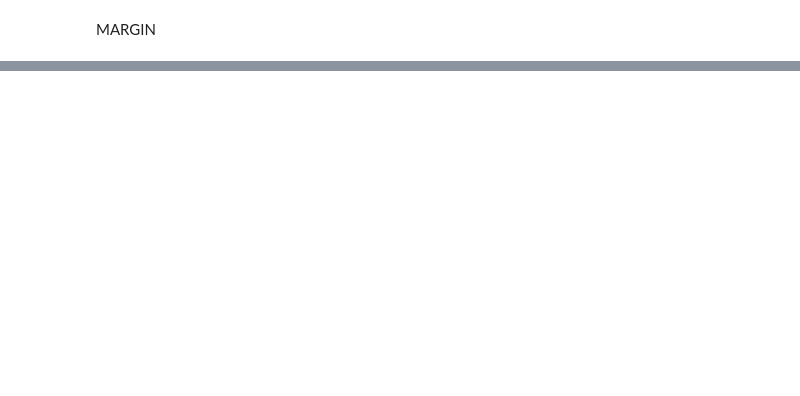
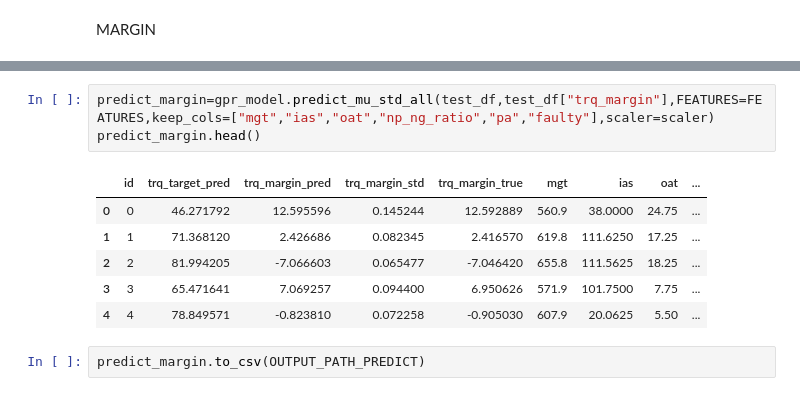
Before and after one commit to DevelopApp22/PHM_2024_Project, a Jupyter notebook: notebooks/Step2/gpr_regression/target/gpr_target.ipynb, the cells around one changed output, grey strips where cells are left out. Drawn from its saved outputs; the diff is of its cells as text; blank space fills up the shorter version.

```diff
--- a/notebooks/Step2/gpr_regression/target/gpr_target.ipynb
+++ b/notebooks/Step2/gpr_regression/target/gpr_target.ipynb
@@ -248,0 +294,12 @@ display(pd.DataFrame(stats_data))
+# %%
+predict_margin=gpr_model.predict_mu_std_all(test_df,test_df["trq_margin"],FEATURES=FEATURES,keep_cols=["mgt","ias","oat","np_ng_ratio","pa","faulty"],scaler=scaler)
+predict_margin.head()
+# %% [output]
+|  | id | trq_target_pred | trq_margin_pred | trq_margin_std | trq_margin_true | mgt | ias | oat | ... |
+| 0 | 0 | 46.271792 | 12.595596 | 0.145244 | 12.592889 | 560.9 | 38.0000 | 24.75 | ... |
+| 1 | 1 | 71.368120 | 2.426686 | 0.082345 | 2.416570 | 619.8 | 111.6250 | 17.25 | ... |
+| 2 | 2 | 81.994205 | -7.066603 | 0.065477 | -7.046420 | 655.8 | 111.5625 | 18.25 | ... |
+| 3 | 3 | 65.471641 | 7.069257 | 0.094400 | 6.950626 | 571.9 | 101.7500 | 7.75 | ... |
+| 4 | 4 | 78.849571 | -0.823810 | 0.072258 | -0.905030 | 607.9 | 20.0625 | 5.50 | ... |
+# %%
+predict_margin.to_csv(OUTPUT_PATH_PREDICT)
```
Also changed, not shown: parts of 15 cells of this notebook, 15 other files.
